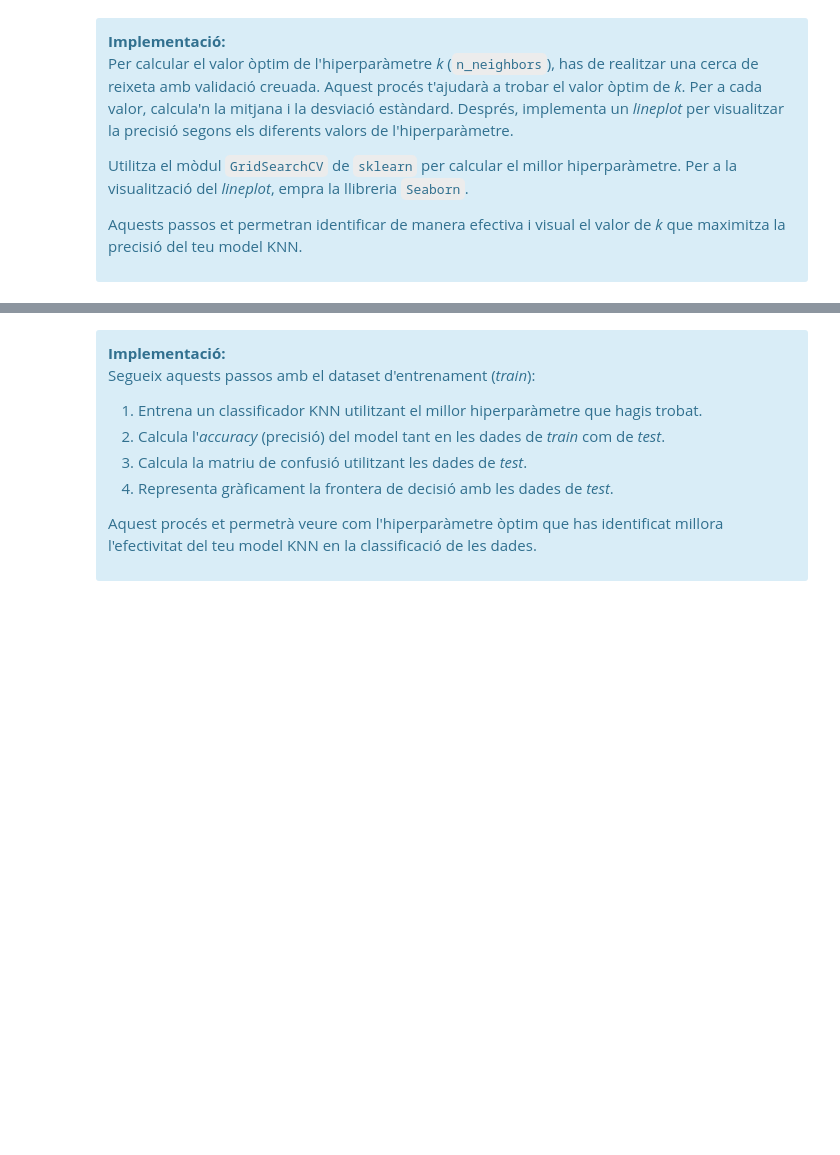
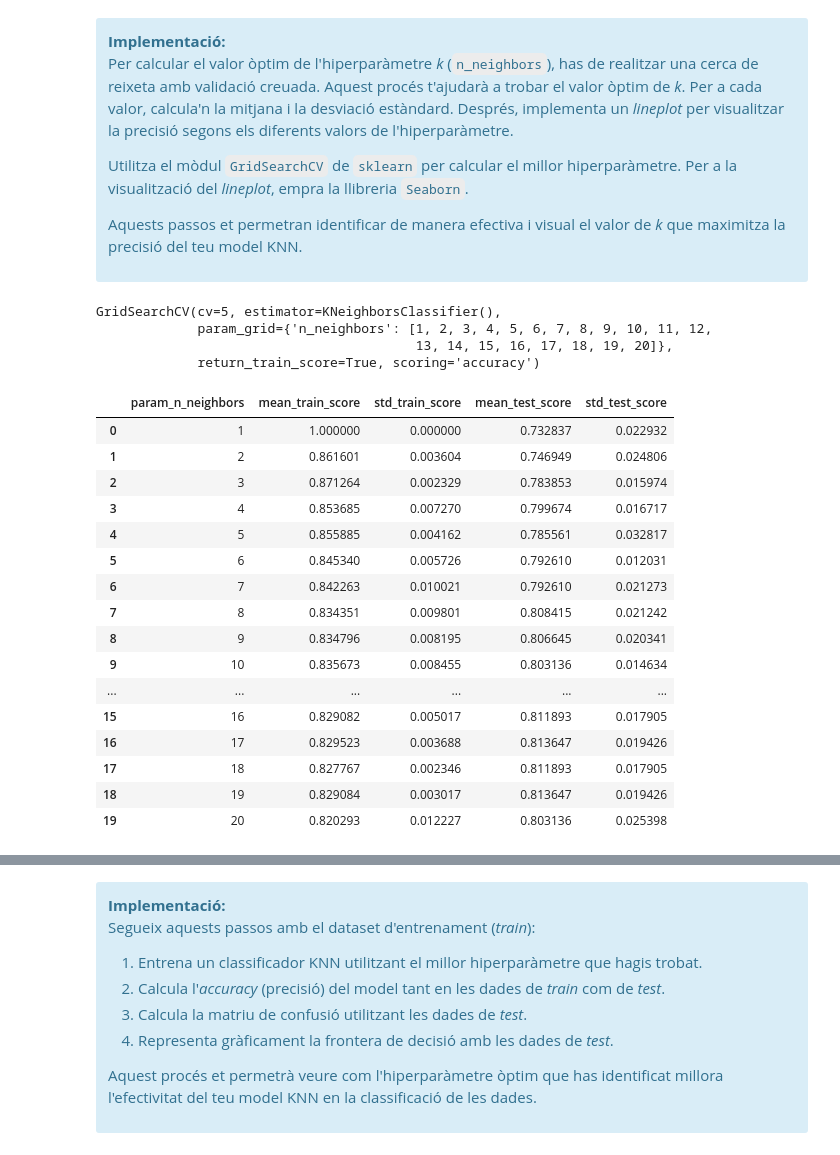
Before and after one commit to marc7666/PAC3-aprenentatge-automatic, a Jupyter notebook: M2.991_20242_PAC3-Enunciat-1.ipynb, the cells around one changed output, grey strips where cells are left out. Cells and saved outputs as stored; diff of their text form; code cells hidden in the pictures; blank space fills up the shorter version.

```diff
--- a/M2.991_20242_PAC3-Enunciat-1.ipynb
+++ b/M2.991_20242_PAC3-Enunciat-1.ipynb
@@ -369,3 +357,36 @@ Utilitza el mòdul `GridSearchCV` de `sklearn` per calcular el millor hiperparà
 
 Aquests passos et permetran identificar de manera efectiva i visual el valor de _k_ que maximitza la precisió del teu model KNN.
 </div>
+# %%
+knn_model = KNeighborsClassifier()
+grid = GridSearchCV(estimator=knn_model, param_grid={'n_neighbors': list(range(1, 21))}, cv=5, scoring='accuracy', return_train_score=True)
+grid.fit(X_train_projection, y_train) # Entrenament dels diferents models
+# %% [output]
+GridSearchCV(cv=5, estimator=KNeighborsClassifier(),
+             param_grid={'n_neighbors': [1, 2, 3, 4, 5, 6, 7, 8, 9, 10, 11, 12,
+                                         13, 14, 15, 16, 17, 18, 19, 20]},
+             return_train_score=True, scoring='accuracy')
+# %%
+import pandas as pd
+import seaborn as sns
+# Resultats dels models entrenats
+df_results = pd.DataFrame(grid.cv_results_) # splitX_test_score = accuracy de cada split de la grid search
+df_results[["param_n_neighbors", "mean_train_score", "std_train_score", "mean_test_score", "std_test_score"]]
+# %% [output]
+|  | param_n_neighbors | mean_train_score | std_train_score | mean_test_score | std_test_score |
+| 0 | 1 | 1.000000 | 0.000000 | 0.732837 | 0.022932 |
+| 1 | 2 | 0.861601 | 0.003604 | 0.746949 | 0.024806 |
+| 2 | 3 | 0.871264 | 0.002329 | 0.783853 | 0.015974 |
+| 3 | 4 | 0.853685 | 0.007270 | 0.799674 | 0.016717 |
+| 4 | 5 | 0.855885 | 0.004162 | 0.785561 | 0.032817 |
+| 5 | 6 | 0.845340 | 0.005726 | 0.792610 | 0.012031 |
+| 6 | 7 | 0.842263 | 0.010021 | 0.792610 | 0.021273 |
+| 7 | 8 | 0.834351 | 0.009801 | 0.808415 | 0.021242 |
+| 8 | 9 | 0.834796 | 0.008195 | 0.806645 | 0.020341 |
+| 9 | 10 | 0.835673 | 0.008455 | 0.803136 | 0.014634 |
+| ... | ... | ... | ... | ... | ... |
+| 15 | 16 | 0.829082 | 0.005017 | 0.811893 | 0.017905 |
+| 16 | 17 | 0.829523 | 0.003688 | 0.813647 | 0.019426 |
+| 17 | 18 | 0.827767 | 0.002346 | 0.811893 | 0.017905 |
+| 18 | 19 | 0.829084 | 0.003017 | 0.813647 | 0.019426 |
+| 19 | 20 | 0.820293 | 0.012227 | 0.803136 | 0.025398 |
```
Also changed, not shown: parts of 13 cells of this notebook.
